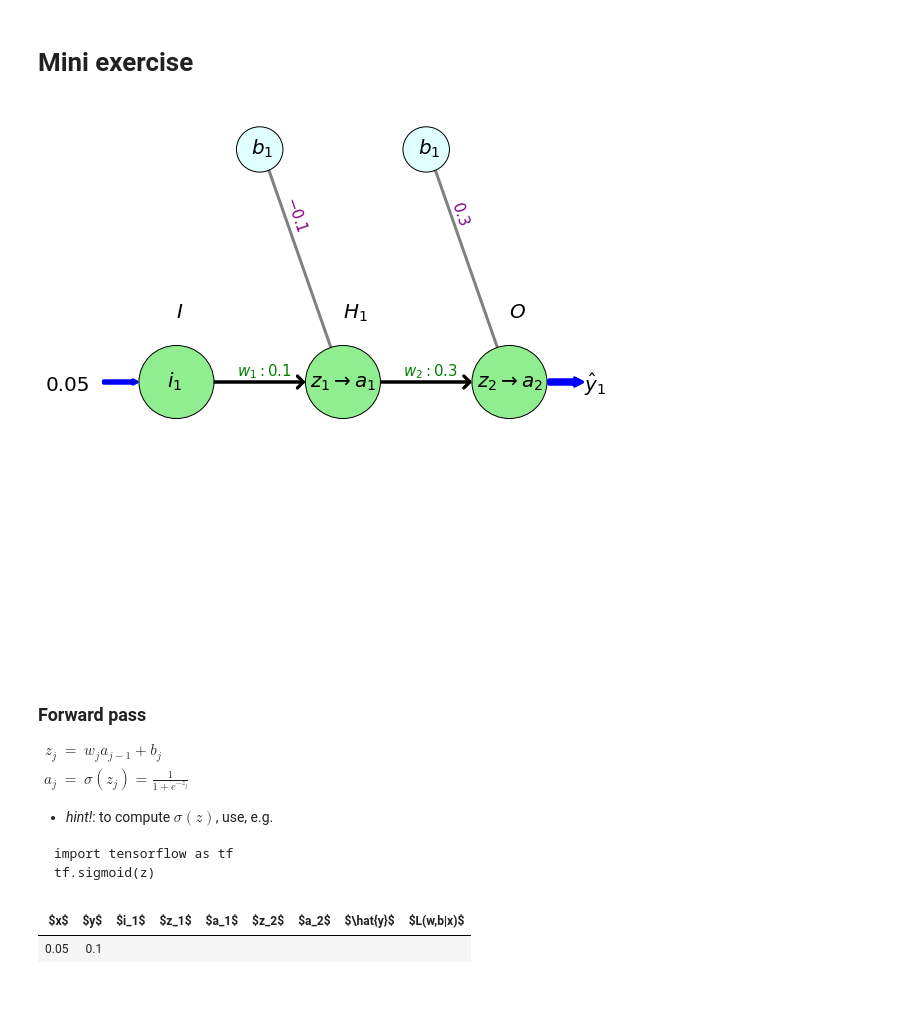
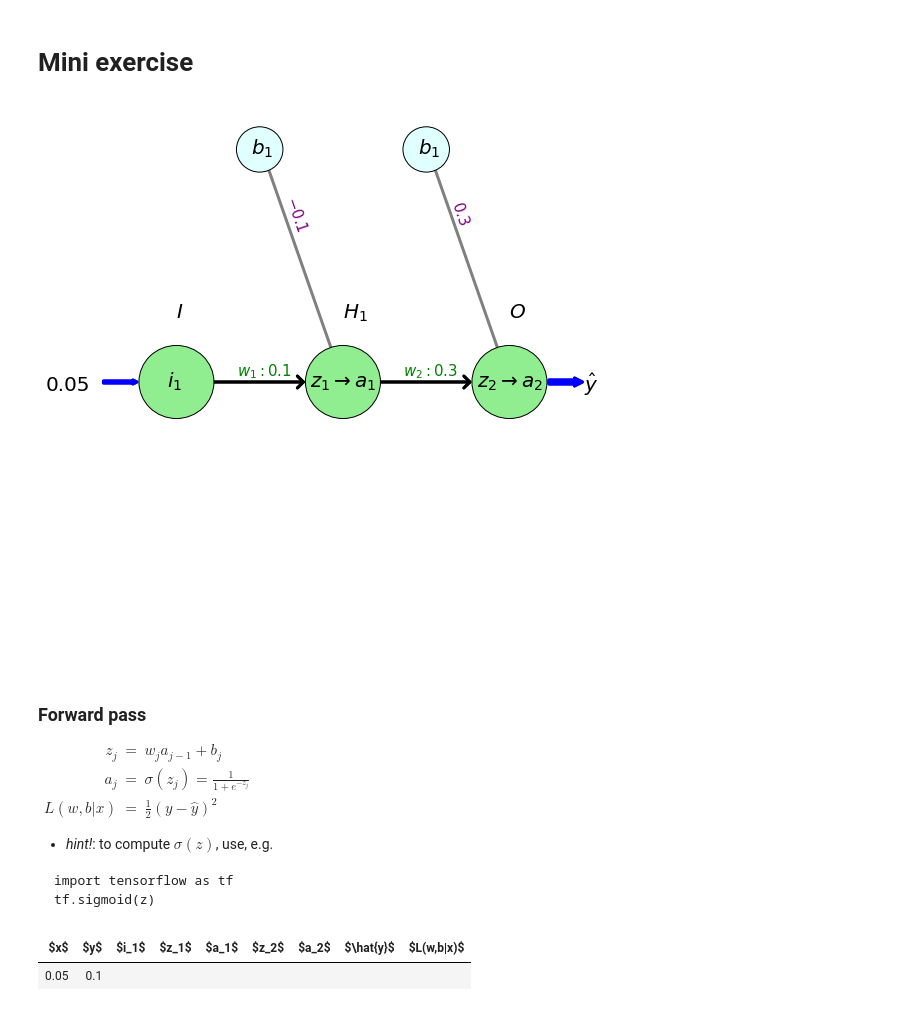
Before and after one commit to NBISweden/workshop-neural-nets-and-deep-learning, a Jupyter notebook: session_annBuildingBlocks/session_annBuildingBlocks_3.ipynb, the cells around one changed output. Cells and saved outputs as stored; diff of their text form; code cells hidden in the pictures.

````diff
--- a/session_annBuildingBlocks/session_annBuildingBlocks_3.ipynb
+++ b/session_annBuildingBlocks/session_annBuildingBlocks_3.ipynb
@@ -157,8 +182,10 @@ $\hspace{1cm}\begin{eqnarray}
 # %% [markdown]
 # Mini exercise
 # %%
+import sys, os
 import numpy as np
 import matplotlib.pyplot as plt
+sys.path.append(os.path.abspath(os.path.join('..', 'common_assets')))
 from draw_neural_net import draw_neural_net
 
 def sigma(z):
@@ -193,8 +220,8 @@ dcdz2 = dcda2 * da2dz2
 dz2da1 = w2
 dcda1 = dcdz2 * dz2da1
 da1dz1 = a1*(1-a1)
-dcdz1 = dcdz2 * dz2da1
-dz1dw1 = x
+dcdz1 = dcda1 * da1dz1
+dz1dw1 = a1
 dcdw1 = dcdz1 * dz1dw1
 
 wnew = w1 - eta * dcdw1
@@ -219,39 +246,41 @@ biases = [
         ["{}".format(b2)]
     )
 ]
 
 hidden = [
                 np.array(
                 [ r"$i_1$"]
                 ),
                 np.array(
                 [ r"$z_1\rightarrow a_1$"]
                 ),
                 np.array(
                 [ r"$z_2\rightarrow a_2$"]
                 ),
 ]
 
 figExercise = plt.figure(figsize=(10, 10))
 ax = figExercise.gca()
 ignore=ax.axis('off')
 
 draw_neural_net(ax,
                 layerSizes = layer_sizes,
                 weights = weights,
                 otherNodePrefix = hidden,
                 biases=biases,
                 inputPrefix = ["{}".format(x)],
+                outputPrefix = "\hat{y}",
                 nodeFontSize=20, edgeFontSize = 15, edgeWidth = 3
                )
 #plt.show()
 # %% [output]
-[figure, old version]
+[figure, new version]
 # %% [markdown]
 ### Forward pass
 $\begin{eqnarray}
 z_j &=&  w_j a_{j-1} + b_j\\
-a_j &=& \sigma(z_j) = \frac{1}{1+e^{-z_j}}
+a_j &=& \sigma(z_j) = \frac{1}{1+e^{-z_j}}\\
+L(w,b|x) &=& \frac{1}{2}\left(y-\hat{y}\right)^2
 \end{eqnarray}$
 - *hint!*: to compute $\sigma(z)$, use, e.g.
 ```
````
Also changed, not shown: parts of 68 cells of this notebook.
